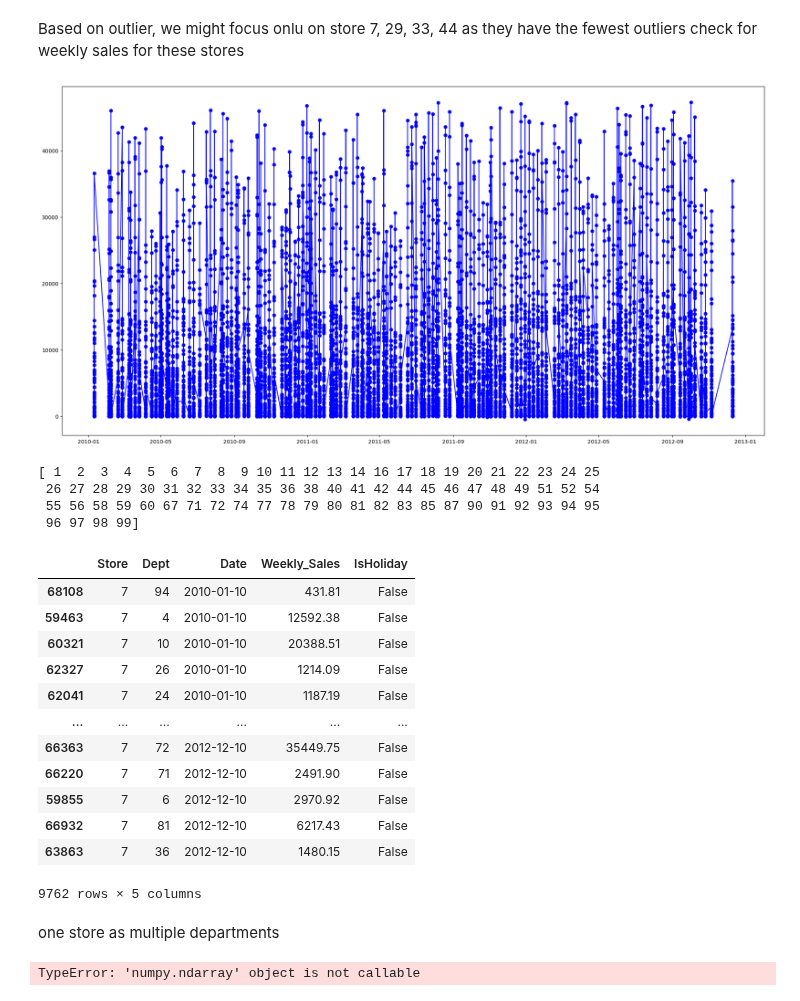
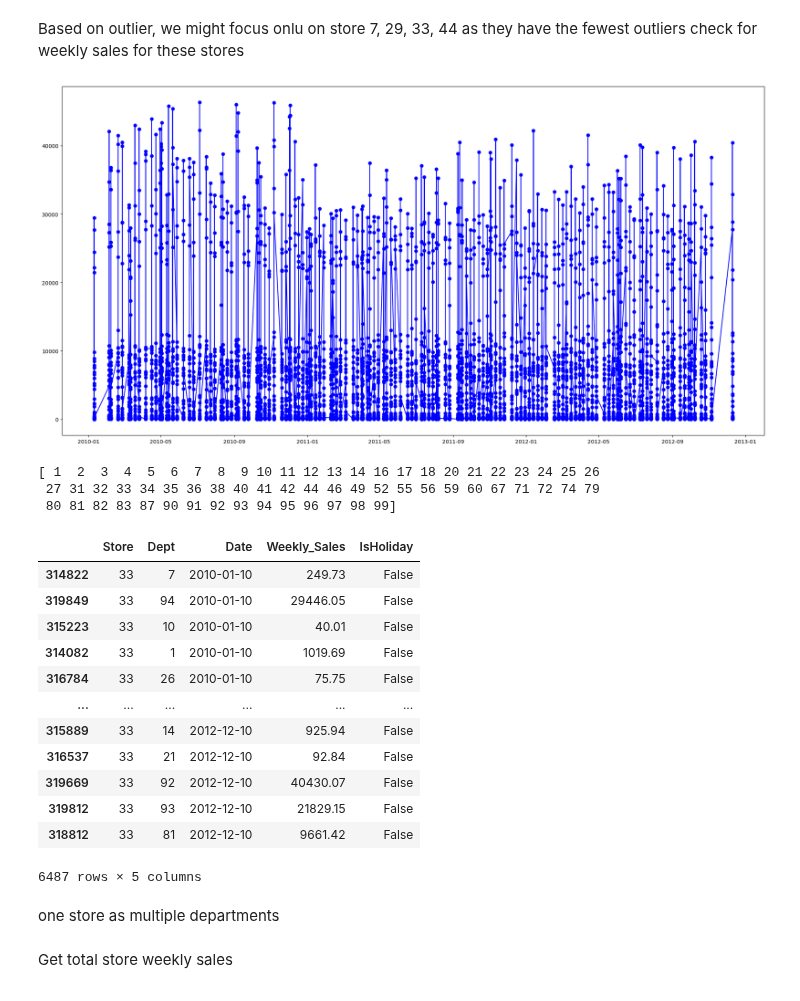
Before and after one commit to Johannes3001/AppliedML_Assign.01, a Jupyter notebook: Assignment2/Codes/Johannes_Code.ipynb, the cells around one changed output. Cells and saved outputs as stored; diff of their text form; code cells hidden in the pictures.

Commit message:
total weekly sales

```diff
--- a/Assignment2/Codes/Johannes_Code.ipynb
+++ b/Assignment2/Codes/Johannes_Code.ipynb
@@ -168,29 +168,26 @@ def show_sales(df, storeNo):
     print(np.sort(uniqueDept))
     return store_df
 # %%
-show_sales(sales_df, 7)
+show_sales(sales_df, 33)
 # %% [output]
-[figure, old version]
+[figure, new version]
-[ 1  2  3  4  5  6  7  8  9 10 11 12 13 14 16 17 18 19 20 21 22 23 24 25
- 26 27 28 29 30 31 32 33 34 35 36 38 40 41 42 44 45 46 47 48 49 51 52 54
- 55 56 58 59 60 67 71 72 74 77 78 79 80 81 82 83 85 87 90 91 92 93 94 95
- 96 97 98 99]
+[ 1  2  3  4  5  6  7  8  9 10 11 12 13 14 16 17 18 20 21 22 23 24 25 26
+ 27 31 32 33 34 35 36 38 40 41 42 44 46 49 52 55 56 59 60 67 71 72 74 79
+ 80 81 82 83 87 90 91 92 93 94 95 96 97 98 99]
 |  | Store | Dept | Date | Weekly_Sales | IsHoliday |
-| 68108 | 7 | 94 | 2010-01-10 | 431.81 | False |
-| 59463 | 7 | 4 | 2010-01-10 | 12592.38 | False |
-| 60321 | 7 | 10 | 2010-01-10 | 20388.51 | False |
-| 62327 | 7 | 26 | 2010-01-10 | 1214.09 | False |
-| 62041 | 7 | 24 | 2010-01-10 | 1187.19 | False |
+| 314822 | 33 | 7 | 2010-01-10 | 249.73 | False |
+| 319849 | 33 | 94 | 2010-01-10 | 29446.05 | False |
+| 315223 | 33 | 10 | 2010-01-10 | 40.01 | False |
+| 314082 | 33 | 1 | 2010-01-10 | 1019.69 | False |
+| 316784 | 33 | 26 | 2010-01-10 | 75.75 | False |
 | ... | ... | ... | ... | ... | ... |
-| 66363 | 7 | 72 | 2012-12-10 | 35449.75 | False |
-| 66220 | 7 | 71 | 2012-12-10 | 2491.90 | False |
-| 59855 | 7 | 6 | 2012-12-10 | 2970.92 | False |
-| 66932 | 7 | 81 | 2012-12-10 | 6217.43 | False |
-| 63863 | 7 | 36 | 2012-12-10 | 1480.15 | False |
+| 315889 | 33 | 14 | 2012-12-10 | 925.94 | False |
+| 316537 | 33 | 21 | 2012-12-10 | 92.84 | False |
+| 319669 | 33 | 92 | 2012-12-10 | 40430.07 | False |
+| 319812 | 33 | 93 | 2012-12-10 | 21829.15 | False |
+| 318812 | 33 | 81 | 2012-12-10 | 9661.42 | False |
-9762 rows × 5 columns
+6487 rows × 5 columns
 # %% [markdown]
 one store as multiple departments
-# %%
-store_df.values()
-# %% [output]
-TypeError: 'numpy.ndarray' object is not callable
+# %% [markdown]
+Get total store weekly sales
```
Also changed, not shown: parts of 4 cells of this notebook.
